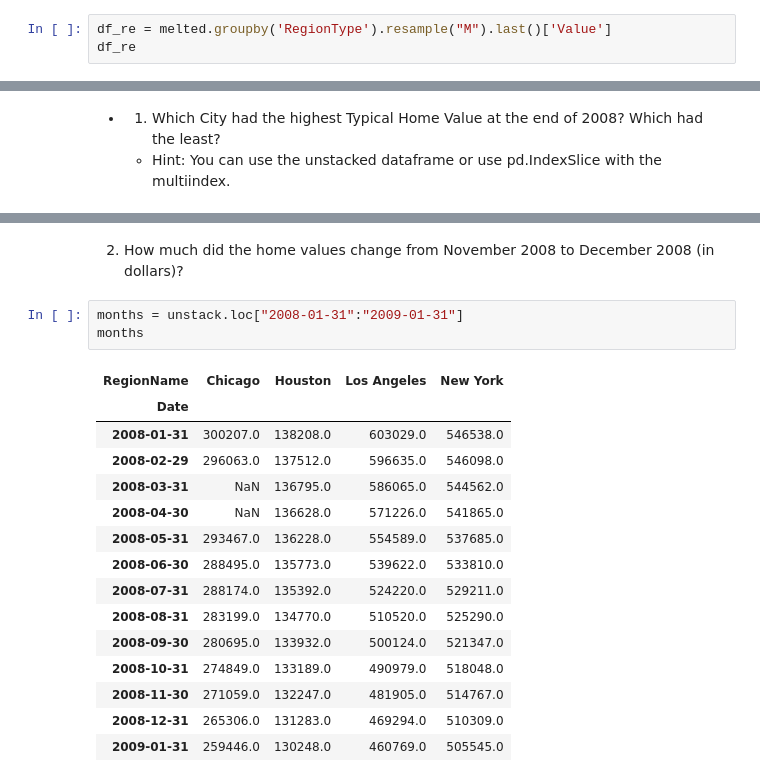
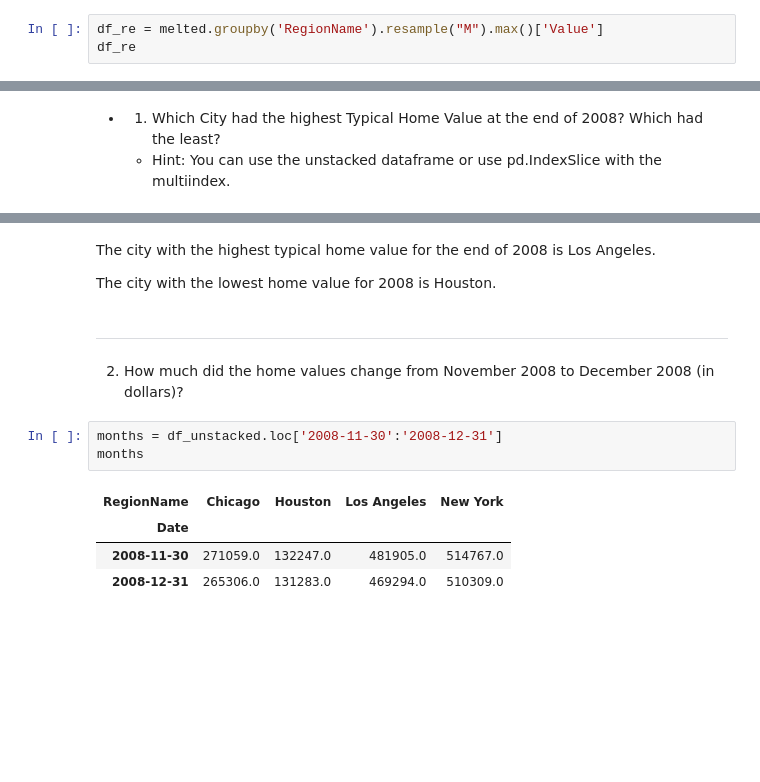
Before and after one commit to valmazan/Preparing-Time-Series-from-Wide-Form-Data, a Jupyter notebook: Preparing Time Series from Wide-Form Data.ipynb, the cells around one changed output, grey strips where cells are left out. Cells and saved outputs as stored; diff of their text form; blank space fills up the shorter version.

```diff
--- a/Preparing Time Series from Wide-Form Data.ipynb
+++ b/Preparing Time Series from Wide-Form Data.ipynb
@@ -146,6 +146,6 @@ DatetimeIndex(['2000-01-31', '2000-01-31', '2000-01-31', '2000-01-31',
 # %% [markdown]
 - Resample the dataframe as monthly frequency, grouped by City.
 # %%
-df_re = melted.groupby('RegionType').resample("M").last()['Value']
+df_re = melted.groupby('RegionName').resample("M").max()['Value']
 df_re
 # %% [output]
@@ -347,22 +323,17 @@ ax= unstack.plot();
+# %% [markdown]
+The city with the highest typical home value for the end of 2008 is Los Angeles.
+
+The city with the lowest home value for 2008 is Houston.
+# %% [markdown]
+---
 # %% [markdown]
 2) How much did the home values change from November 2008 to December 2008 (in dollars)?
 # %%
-months = unstack.loc["2008-01-31":"2009-01-31"]
+months = df_unstacked.loc['2008-11-30':'2008-12-31']
 months
 # %% [output]
 | RegionName | Chicago | Houston | Los Angeles | New York |
 | Date |  |  |  |  |
-| 2008-01-31 | 300207.0 | 138208.0 | 603029.0 | 546538.0 |
-| 2008-02-29 | 296063.0 | 137512.0 | 596635.0 | 546098.0 |
-| 2008-03-31 | NaN | 136795.0 | 586065.0 | 544562.0 |
-| 2008-04-30 | NaN | 136628.0 | 571226.0 | 541865.0 |
-| 2008-05-31 | 293467.0 | 136228.0 | 554589.0 | 537685.0 |
-| 2008-06-30 | 288495.0 | 135773.0 | 539622.0 | 533810.0 |
-| 2008-07-31 | 288174.0 | 135392.0 | 524220.0 | 529211.0 |
-| 2008-08-31 | 283199.0 | 134770.0 | 510520.0 | 525290.0 |
-| 2008-09-30 | 280695.0 | 133932.0 | 500124.0 | 521347.0 |
-| 2008-10-31 | 274849.0 | 133189.0 | 490979.0 | 518048.0 |
 | 2008-11-30 | 271059.0 | 132247.0 | 481905.0 | 514767.0 |
 | 2008-12-31 | 265306.0 | 131283.0 | 469294.0 | 510309.0 |
-| 2009-01-31 | 259446.0 | 130248.0 | 460769.0 | 505545.0 |
 # %%
```
Also changed, not shown: parts of 22 cells of this notebook.
